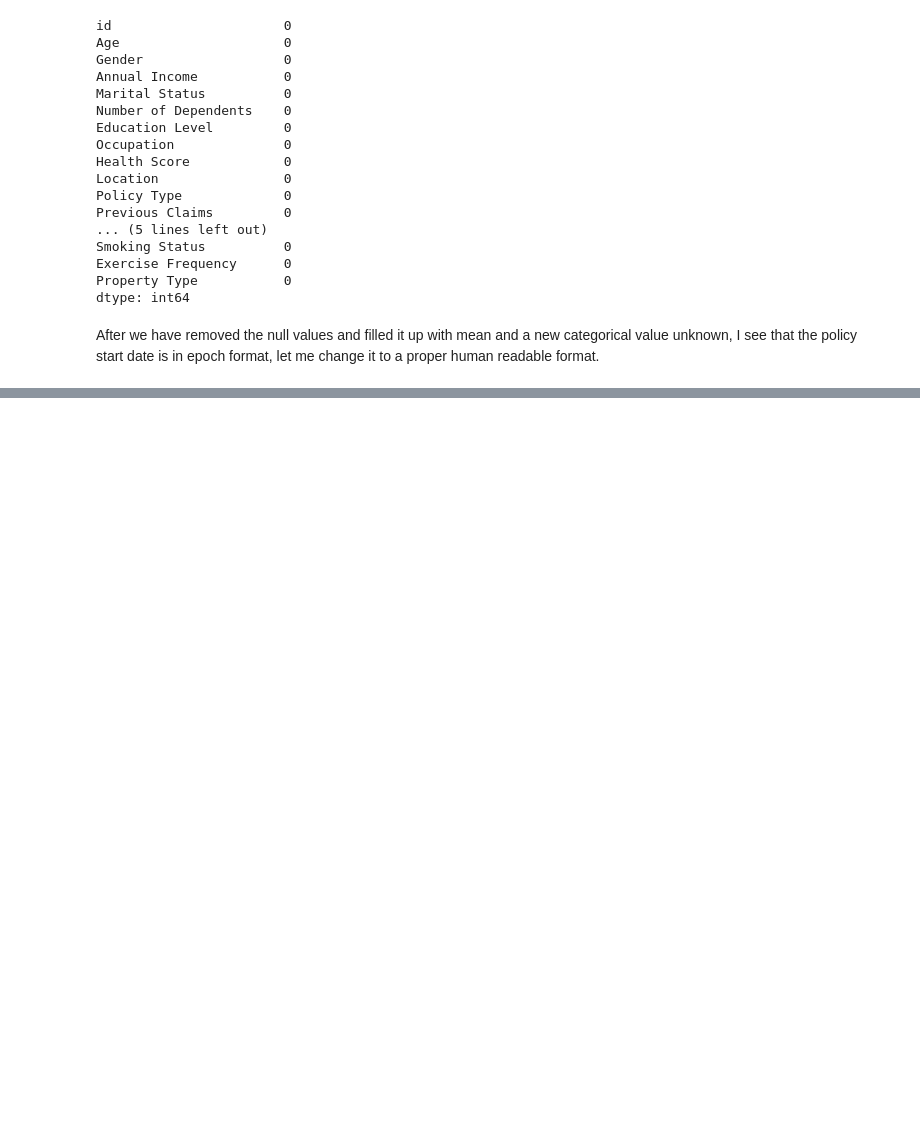
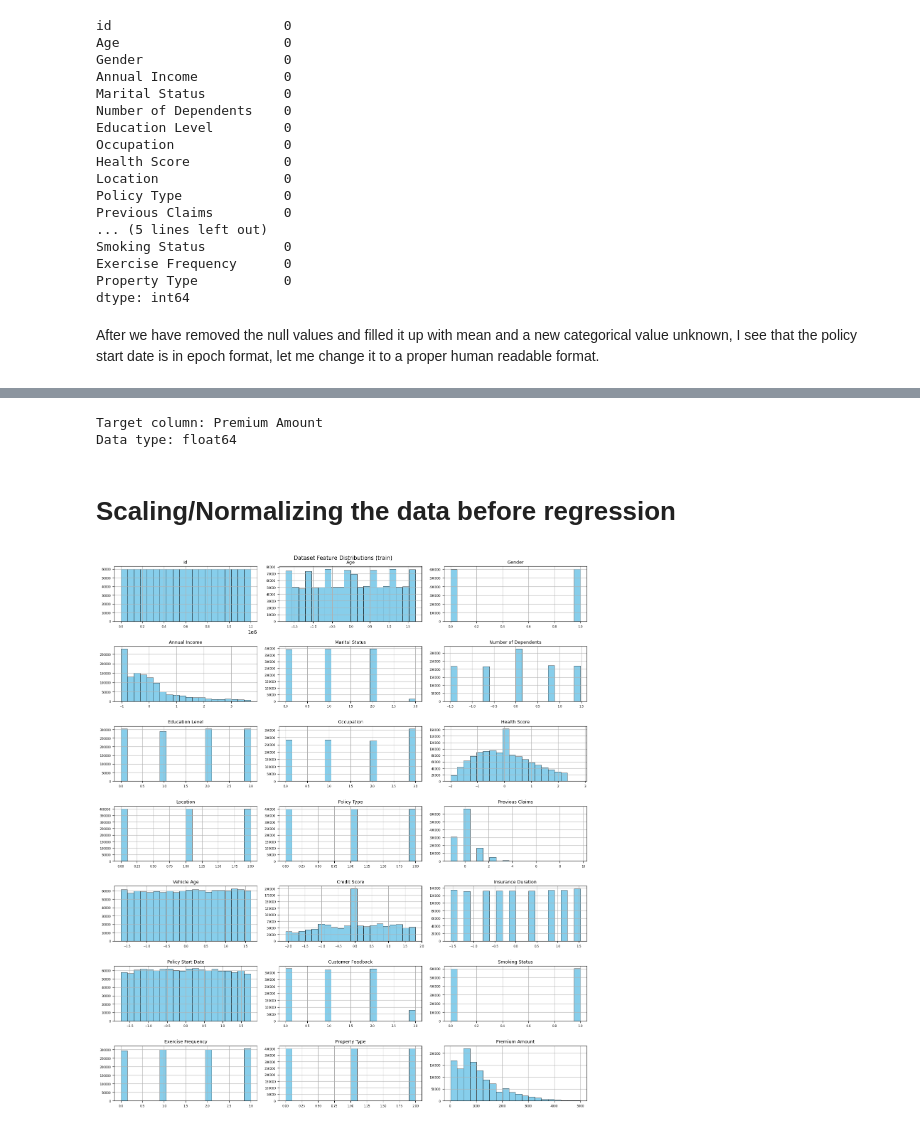
Before and after one commit to saroshfarhan/Kaggle-playground-s4e12, a Jupyter notebook: insurance_kaggle.ipynb, the cells around one changed output, grey strips where cells are left out. Drawn from its saved outputs; the diff is of its cells as text; code cells hidden in the pictures; blank space fills up the shorter version.

Commit message:
EDA completed, need to try some regression models to see which gives better score.

```diff
--- a/insurance_kaggle.ipynb
+++ b/insurance_kaggle.ipynb
@@ -189,0 +196,4 @@ After we have removed the null values and filled it up with mean and a new categ
+# %%
+# Convert datetime to epoch time
+training_data['Policy Start Date'] = training_data['Policy Start Date'].astype(np.int64) / 10**9
+testing_data['Policy Start Date'] = testing_data['Policy Start Date'].astype(np.int64) / 10**9
@@ -189,0 +222,6 @@ After we have removed the null values and filled it up with mean and a new categ
+# %%
+le = LabelEncoder()
+object_columns = training_data.select_dtypes(include=['object']).columns
+for column_name in object_columns:
+    training_data[column_name] = le.fit_transform(training_data[column_name])
+    testing_data[column_name] = le.transform(testing_data[column_name])
@@ -189,0 +248,34 @@ After we have removed the null values and filled it up with mean and a new categ
+# %%
+# Extract the Target Column
+target_column = (set(training_data.columns) - set(testing_data.columns)).pop()
+
+print(f"Target column: {target_column}")
+print(f"Data type: {training_data[target_column].dtype}")
+# %% [output]
+Target column: Premium Amount
+Data type: float64
+# %% [markdown]
+# Scaling/Normalizing the data before regression
+# %%
+# Select numerical columns
+numerical_columns = training_data.select_dtypes(include=['float64']).columns
+numerical_columns = numerical_columns[numerical_columns != target_column]
+
+# Applying Normalization
+scaler = StandardScaler()
+training_data[numerical_columns] = scaler.fit_transform(training_data[numerical_columns])
+testing_data[numerical_columns] = scaler.transform(testing_data[numerical_columns])
+# %%
+# Dataset Feature Distributions (train)
+fig, axes = plt.subplots(nrows=7, ncols=3, figsize=(14, 16))
+columns_to_plot = training_data.columns
+for i, column in enumerate(columns_to_plot):
+    ax = axes.flatten()[i]
+    training_data[column].hist(ax=ax, bins=20, color='skyblue', edgecolor='black', linewidth=0.5)
+    ax.set_title(column, fontsize=9)
+    ax.tick_params(axis='both', which='major', labelsize=6)
+plt.suptitle('Dataset Feature Distributions (train)', fontsize=11)
+plt.tight_layout()
+plt.show()
+# %% [output]
+[figure, added]
```
Also changed, not shown: parts of 6 cells of this notebook.
